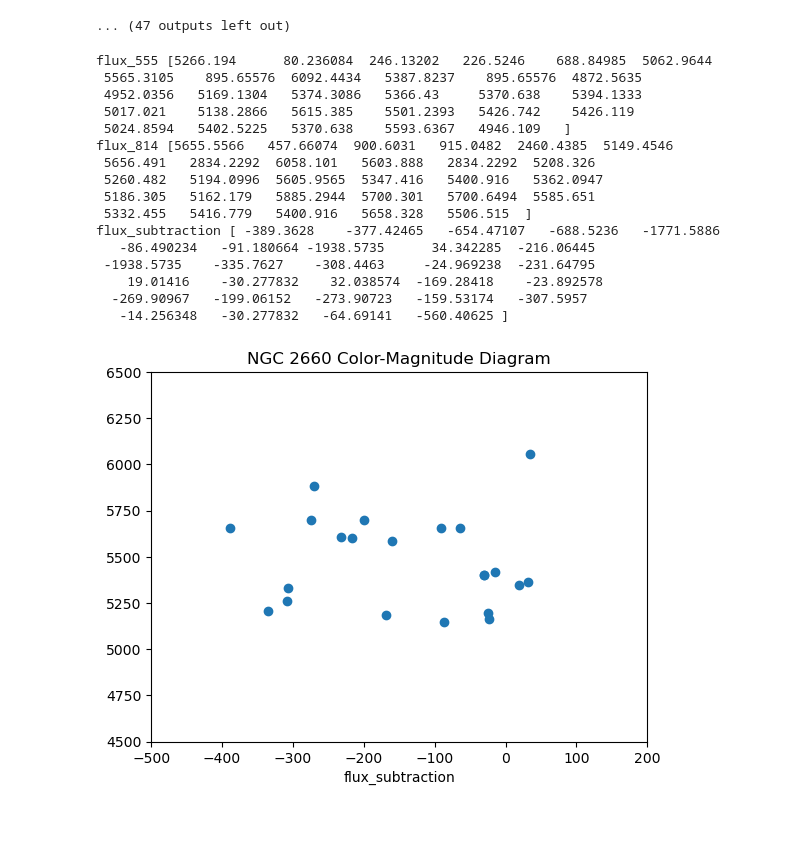
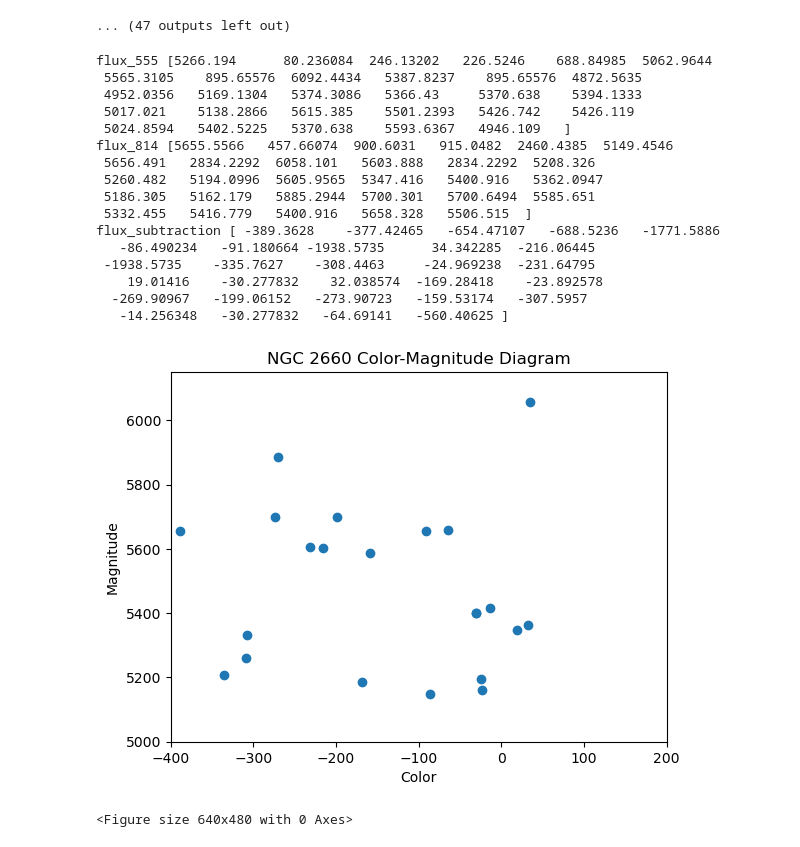
Before and after one commit to GravesTone5/Astro1221Project3, a Jupyter notebook: Project3.ipynb, the cells around one changed output. Saved outputs shown, nothing was run; the diff lists cells and outputs as text; code cells hidden in the pictures.

```diff
--- a/Project3.ipynb
+++ b/Project3.ipynb
@@ -340,34 +390,38 @@ flux [np.float32(5266.194), np.float32(80.236084), np.float32(246.13202), np.flo
 flux_split = len(flux)//2
 intensity_555 = np.asarray(flux[:flux_split])
 intensity_814 = np.asarray(flux[flux_split:])
 print(f"flux_555 {intensity_555}")
 print(f"flux_814 {intensity_814}")
 flux_subtraction = intensity_555 - intensity_814
 print(f"flux_subtraction {flux_subtraction}")
 #This is the flux of both the bands, which we then subtract from each other to get the flux subtraction. The flux subtraction is then used for the color-magnitude diagram as the color.
 
 plt.scatter(flux_subtraction, intensity_814)
-plt.xlim(-500, 200)
-plt.ylim(4500, 6500)
-plt.xlabel("flux_subtraction")
+plt.xlim(-400, 200)
+plt.ylim(5000, 6150)
+plt.xlabel("Color")
+plt.ylabel("Magnitude")
 plt.title("NGC 2660 Color-Magnitude Diagram")
 plt.show()
+
+plt.savefig('NGC2660_CMD.png')
 #This is the color-magnitude diagram, which is the plot of the flux subtraction vs the 814nm band flux. This is the end-goal of the project.
 # %% [output]
 flux_555 [5266.194      80.236084  246.13202   226.5246    688.84985  5062.9644
  5565.3105    895.65576  6092.4434   5387.8237    895.65576  4872.5635
  4952.0356   5169.1304   5374.3086   5366.43     5370.638    5394.1333
  5017.021    5138.2866   5615.385    5501.2393   5426.742    5426.119
  5024.8594   5402.5225   5370.638    5593.6367   4946.109   ]
 flux_814 [5655.5566   457.66074  900.6031   915.0482  2460.4385  5149.4546
  5656.491   2834.2292  6058.101   5603.888   2834.2292  5208.326
  5260.482   5194.0996  5605.9565  5347.416   5400.916   5362.0947
  5186.305   5162.179   5885.2944  5700.301   5700.6494  5585.651
  5332.455   5416.779   5400.916   5658.328   5506.515  ]
 flux_subtraction [ -389.3628    -377.42465   -654.47107   -688.5236   -1771.5886
    -86.490234   -91.180664 -1938.5735      34.342285  -216.06445
  -1938.5735    -335.7627    -308.4463     -24.969238  -231.64795
     19.01416    -30.277832    32.038574  -169.28418    -23.892578
   -269.90967   -199.06152   -273.90723   -159.53174   -307.5957
    -14.256348   -30.277832   -64.69141   -560.40625 ]
-[figure, old version]
+[figure, new version]
+<Figure size 640x480 with 0 Axes>
```
Also changed, not shown: parts of 4 cells of this notebook, 5 other files.
